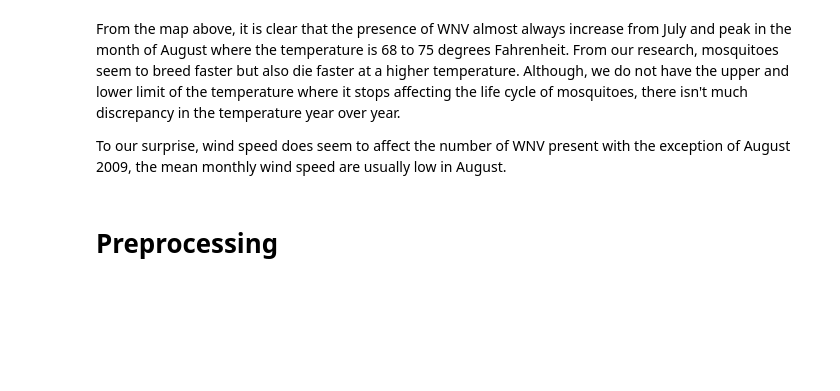
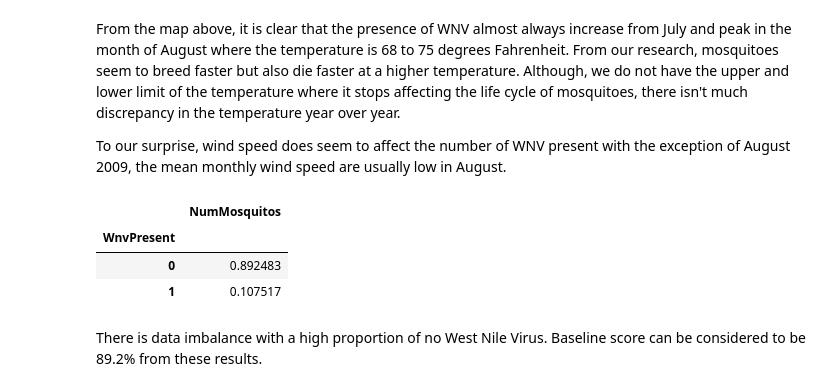
Before and after one commit to henrioei/Binary-Classification-on-West-Nile-Virus, a Jupyter notebook: 1_eda.ipynb, the cells around one changed output. Drawn from its saved outputs; the diff is of its cells as text; code cells hidden in the pictures; blank space fills up the shorter version.

```diff
--- a/spray_dist_r03.ipynb
+++ b/1_eda.ipynb
@@ -950,5 +956,12 @@ plt.tight_layout()
 From the map above, it is clear that the presence of WNV almost always increase from July and peak in the month of August where the temperature is 68 to 75 degrees Fahrenheit. From our research, mosquitoes seem to breed faster but also die faster at a higher temperature. Although, we do not have the upper and lower limit of the temperature where it stops affecting the life cycle of mosquitoes, there isn't much discrepancy in the temperature year over year.
 
 To our surprise, wind speed does seem to affect the number of WNV present with the exception of August 2009, the mean monthly wind speed are usually low in August.
-# %% [markdown]
-# Preprocessing
+# %%
+df[['WnvPresent','NumMosquitos']].groupby('WnvPresent').sum()/df['NumMosquitos'].sum()
+# %% [output]
+|  | NumMosquitos |
+| WnvPresent |  |
+| 0 | 0.892483 |
+| 1 | 0.107517 |
+# %% [markdown]
+There is data imbalance with a high proportion of no West Nile Virus. Baseline score can be considered to be 89.2% from these results.
```
Also changed, not shown: parts of 11 cells of this notebook, 2 other files.
